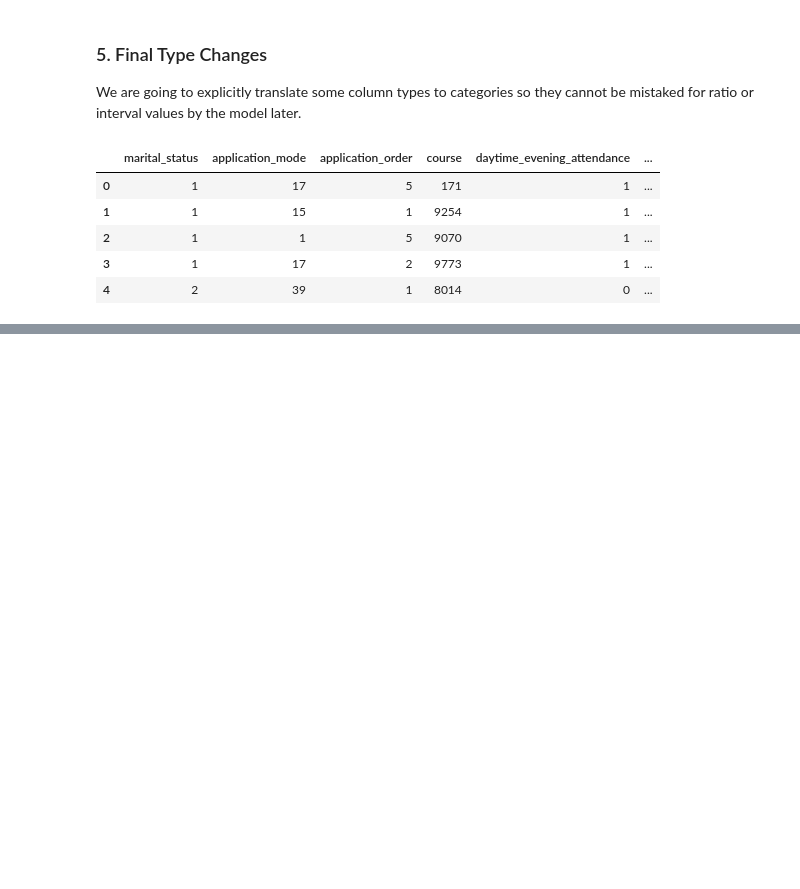
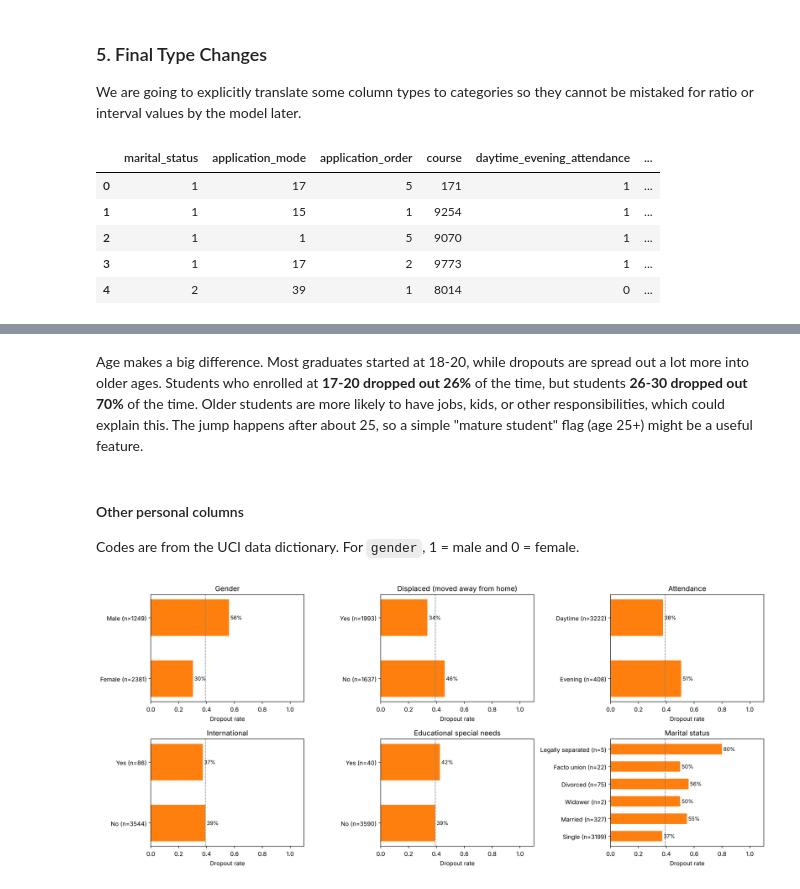
Before and after one commit to QAryan/cis-4020-project, a Jupyter notebook: project.ipynb, the cells around one changed output, grey strips where cells are left out. Cells and saved outputs as stored; diff of their text form; code cells hidden in the pictures; blank space fills up the shorter version.

Commit message:
added data analysis section

```diff
--- a/project.ipynb
+++ b/project.ipynb
@@ -223,0 +360,19 @@ df.head()
+# %% [markdown]
+Age makes a big difference. Most graduates started at 18-20, while dropouts are spread out a lot more into older ages. Students who enrolled at **17-20 dropped out 26%** of the time, but students **26-30 dropped out 70%** of the time. Older students are more likely to have jobs, kids, or other responsibilities, which could explain this. The jump happens after about 25, so a simple "mature student" flag (age 25+) might be a useful feature.
+# %% [markdown]
+#### Other personal columns
+Codes are from the UCI data dictionary. For `gender`, 1 = male and 0 = female.
+# %%
+MARITAL_NAMES = {1: "Single", 2: "Married", 3: "Widower", 4: "Divorced", 5: "Facto union", 6: "Legally separated"}
+
+fig, axes = plt.subplots(2, 3, figsize=(16, 7))
+plot_dropout_rate("gender", axes[0, 0], labels={0: "Female", 1: "Male"}, title="Gender")
+plot_dropout_rate("displaced", axes[0, 1], labels=yes_no, title="Displaced (moved away from home)")
+plot_dropout_rate("daytime_evening_attendance", axes[0, 2], labels={0: "Evening", 1: "Daytime"}, title="Attendance")
+plot_dropout_rate("international", axes[1, 0], labels=yes_no, title="International")
+plot_dropout_rate("educational_special_needs", axes[1, 1], labels=yes_no, title="Educational special needs")
+plot_dropout_rate("marital_status", axes[1, 2], labels=MARITAL_NAMES, title="Marital status")
+plt.tight_layout()
+plt.show()
+# %% [output]
+[figure, added]
```
Also changed, not shown: parts of 31 cells of this notebook.
